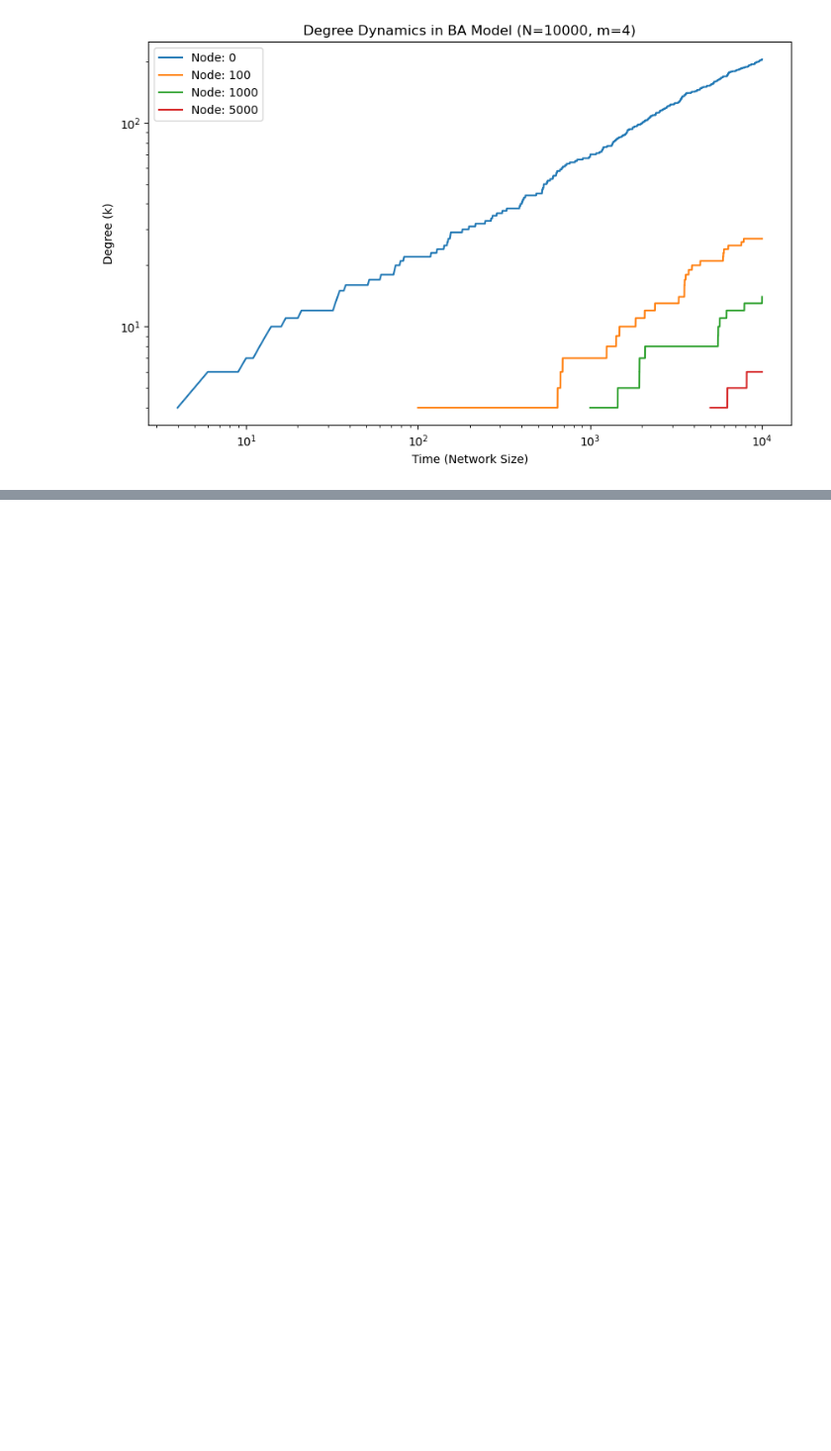
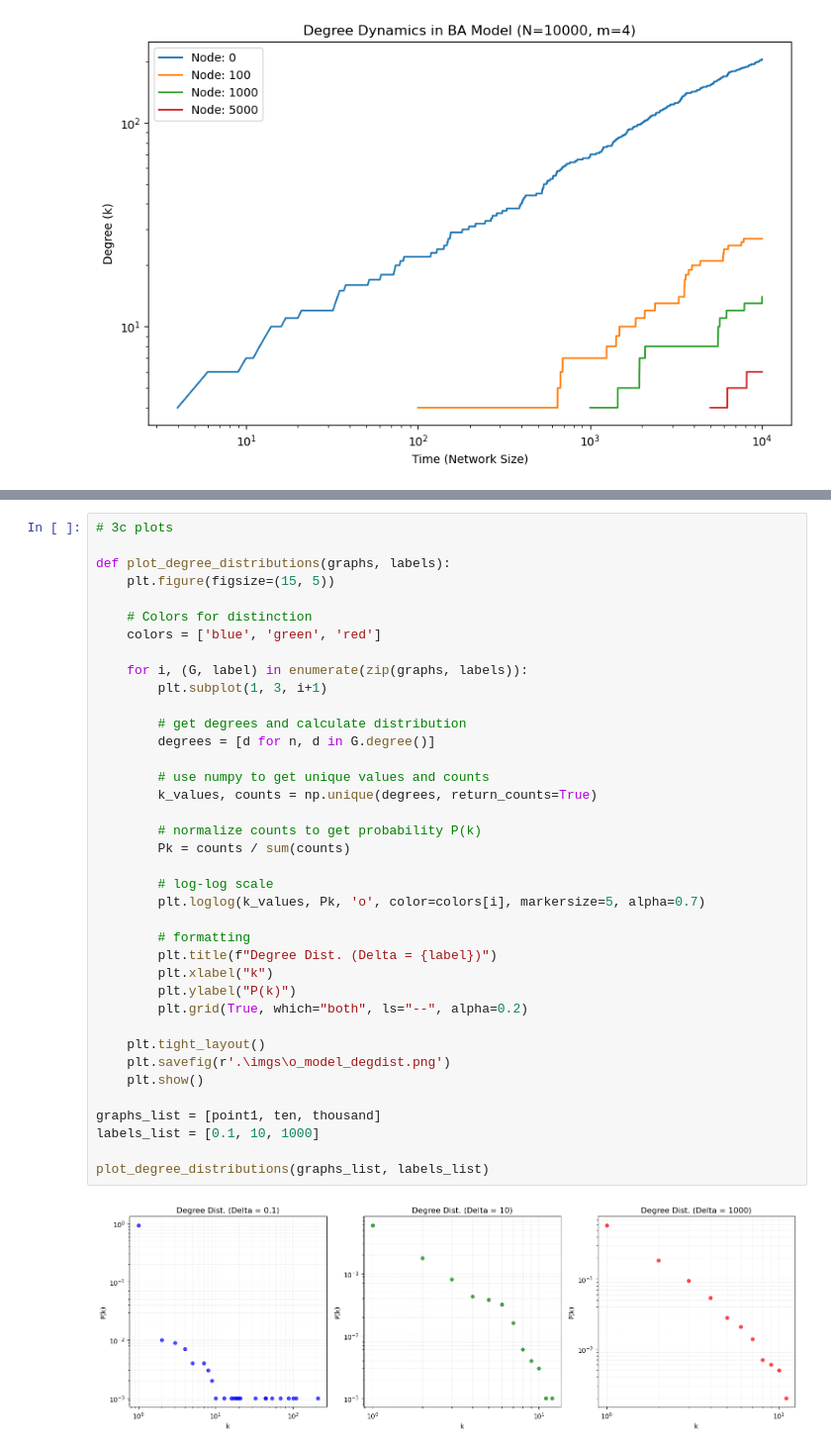
Before and after one commit to caleb-chandler/cnet5052_sp26, a Jupyter notebook: assignments/assignment01/assignment01.ipynb, the cells around one changed output, grey strips where cells are left out. Shown at 99% size. Drawn from its saved outputs; the diff is of its cells as text; blank space fills up the shorter version.

```diff
--- a/assignments/assignment01/assignment01.ipynb
+++ b/assignments/assignment01/assignment01.ipynb
@@ -216,0 +269,40 @@ ba_tracker(10000, 4)
+# %%
+# 3c plots
+
+def plot_degree_distributions(graphs, labels):
+    plt.figure(figsize=(15, 5))
+
+    # Colors for distinction
+    colors = ['blue', 'green', 'red']
+
+    for i, (G, label) in enumerate(zip(graphs, labels)):
+        plt.subplot(1, 3, i+1)
+
+        # get degrees and calculate distribution
+        degrees = [d for n, d in G.degree()]
+
+        # use numpy to get unique values and counts
+        k_values, counts = np.unique(degrees, return_counts=True)
+
+        # normalize counts to get probability P(k)
+        Pk = counts / sum(counts)
+
+        # log-log scale
+        plt.loglog(k_values, Pk, 'o', color=colors[i], markersize=5, alpha=0.7)
+
+        # formatting
+        plt.title(f"Degree Dist. (Delta = {label})")
+        plt.xlabel("k")
+        plt.ylabel("P(k)")
+        plt.grid(True, which="both", ls="--", alpha=0.2)
+
+    plt.tight_layout()
+    plt.savefig(r'.\imgs\o_model_degdist.png')
+    plt.show()
+
+graphs_list = [point1, ten, thousand]
+labels_list = [0.1, 10, 1000]
+
+plot_degree_distributions(graphs_list, labels_list)
+# %% [output]
+[figure, added]
```
Also changed, not shown: parts of 5 cells of this notebook, 2 other files.
